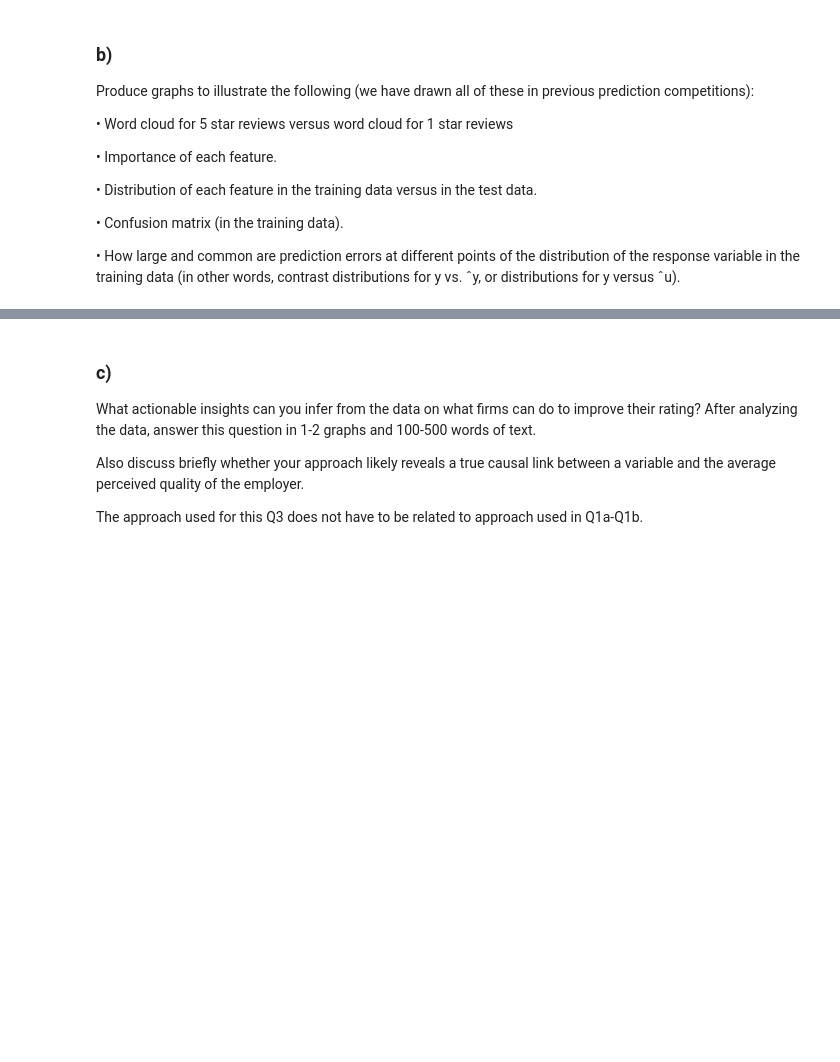
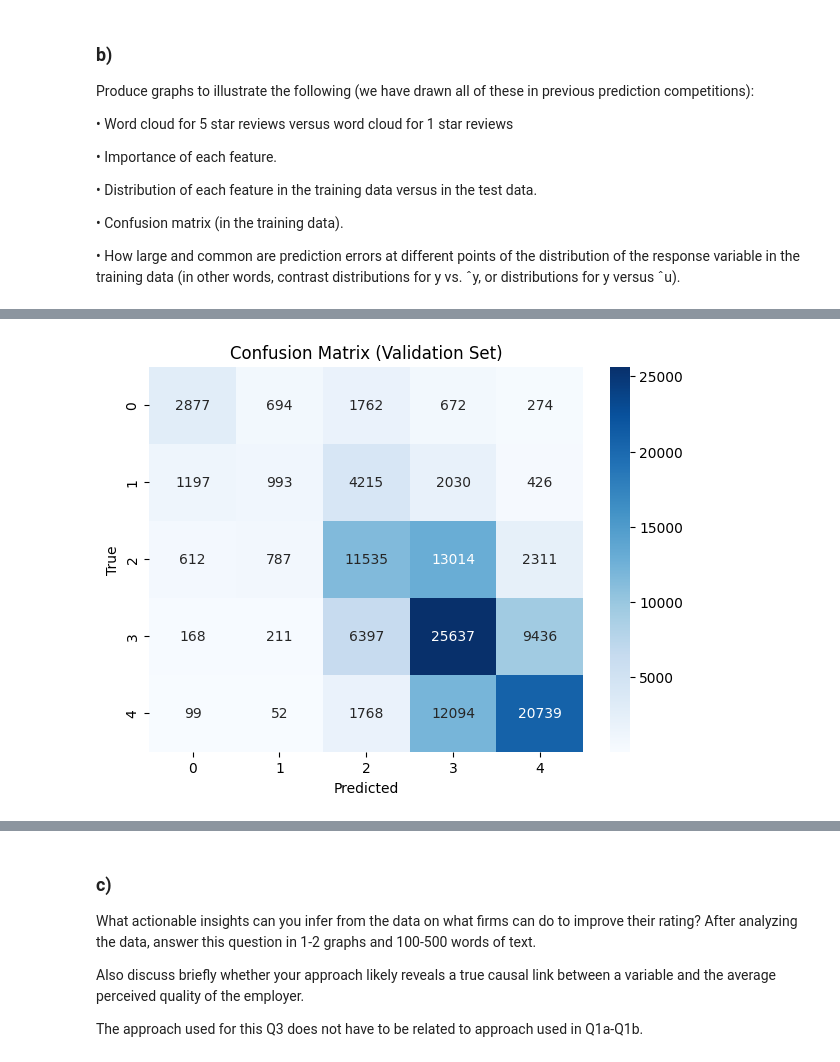
Before and after one commit to eth-tran/ECON424-Final, a Jupyter notebook: ECON424_Final.ipynb, the cells around one changed output, grey strips where cells are left out. Saved outputs shown, nothing was run; the diff lists cells and outputs as text; code cells hidden in the pictures; blank space fills up the shorter version.

```diff
--- a/ECON424_Final.ipynb
+++ b/ECON424_Final.ipynb
@@ -76,0 +126,5 @@ print("Validation accuracy: ", model.score(X_val, y_val))
+# %%
+# Validation accuracy
+val_pred = pipeline.predict(X_val)
+val_acc = accuracy_score(y_val, val_pred)
+print("Validation Accuracy:", val_acc * 100)
@@ -90,0 +268,11 @@ Produce graphs to illustrate the following (we have drawn all of these in previo
+# %%
+# Confusion matrix
+cm = confusion_matrix(y_val, val_pred)
+plt.figure(figsize=(7, 5))
+sns.heatmap(cm, annot=True, fmt="d", cmap="Blues")
+plt.title("Confusion Matrix (Validation Set)")
+plt.xlabel("Predicted")
+plt.ylabel("True")
+plt.show()
+# %% [output]
+[figure, added]
```
Also changed, not shown: parts of 18 cells of this notebook.
